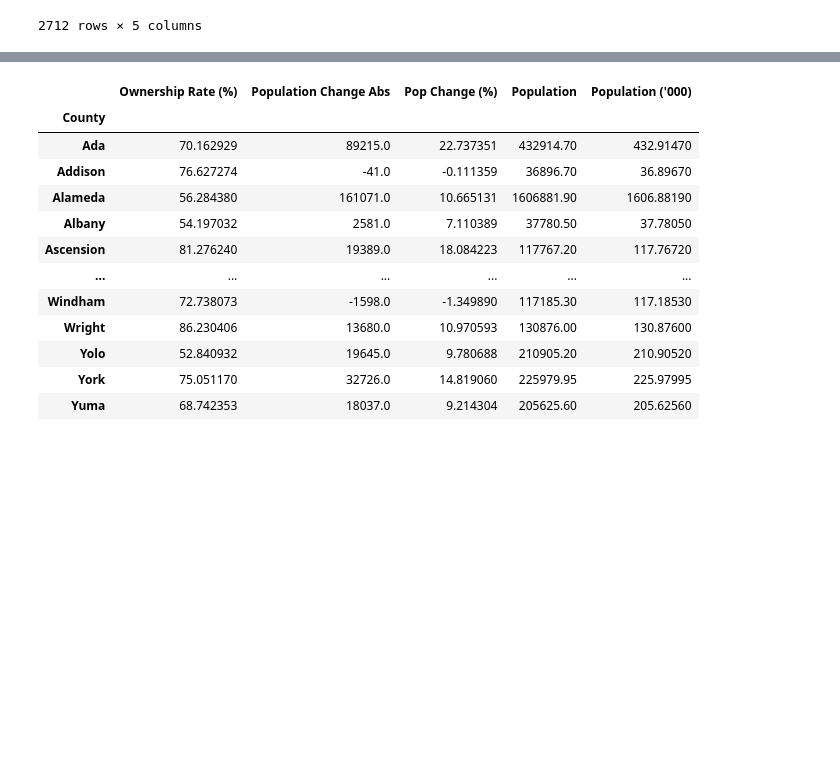
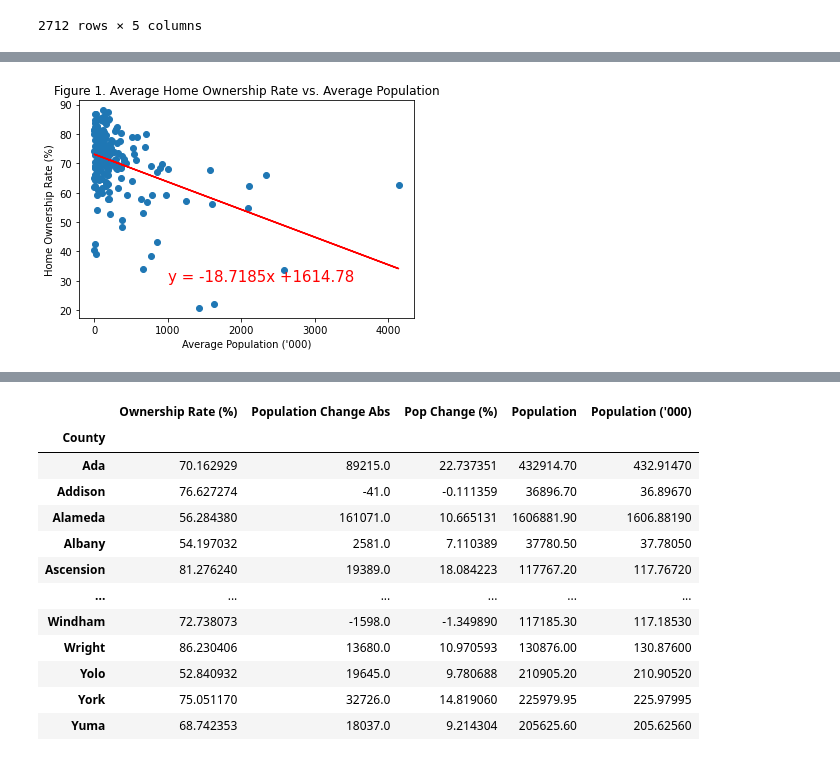
Before and after one commit to rls1316/project-one, a Jupyter notebook: Data_Cleaning.ipynb, the cells around one changed output, grey strips where cells are left out. Saved outputs shown, nothing was run; the diff lists cells and outputs as text; code cells hidden in the pictures; blank space fills up the shorter version.

Commit message:
Added some graphs and analysis

```diff
--- a/Data_Cleaning.ipynb
+++ b/Data_Cleaning.ipynb
@@ -116,0 +127,35 @@ df2
+# %%
+# Analyses of home ownership rate vs. average population ('000)
+
+# Firsst convert population to population in thousands
+df2["Population ('000)"] = (df2["Population"] / 1000)
+df2
+
+# Define the axes
+x = df2.iloc[:,5].values.reshape(-1,1)
+y = df2.iloc[:,0].values.reshape(-1,1)
+
+# Fit regression line
+lr = LinearRegression()
+lr.fit(x, y)
+y_pred = lr.predict(x)
+
+# Get x & y values for regression equation
+owner = df2.iloc[:,0]
+pop = df2.iloc[:,5]
+
+# Calculate parameters to get regression line
+(slope, intercept, rvalue, pvalue, stderr) = linregress(owner, pop)
+line_eq = "y = " +str(round(slope, 4)) + "x +" + str(round(intercept,2))
+
+
+# Plot and labe the scatter plot and fit the regression line
+plt.scatter(x, y)
+plt.plot(x, y_pred, color="r")
+plt.annotate(line_eq, (1000,30), fontsize=15, color="r")
+plt.ylabel("Home Ownership Rate (%)")
+plt.xlabel("Average Population ('000)")
+plt.title("Figure 1. Average Home Ownership Rate vs. Average Population")
+plt.savefig("Images/fig1.png")
+# %% [output]
+[figure, added]
```
Also changed, not shown: parts of 20 cells of this notebook, 5 other files.
